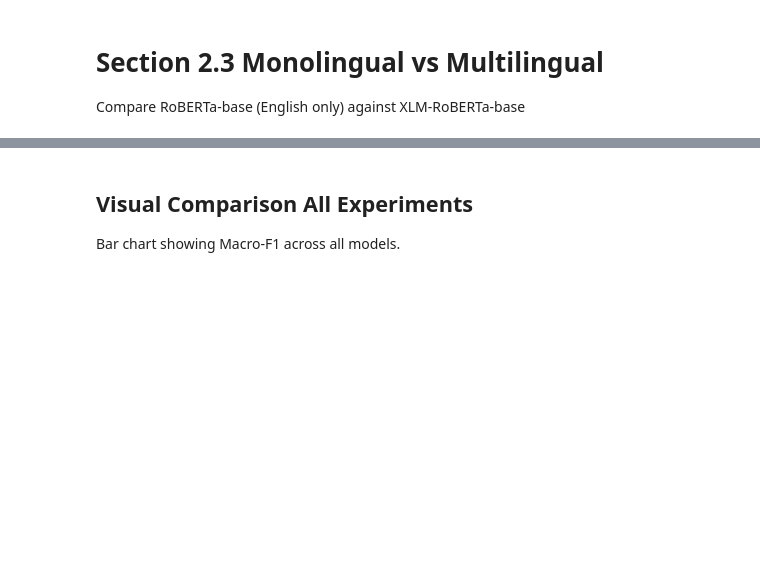
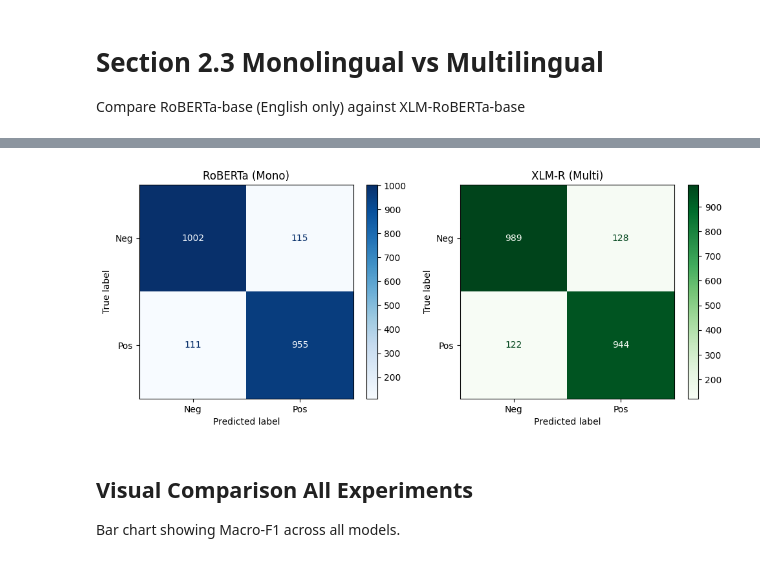
Before and after one commit to raaghavkk/UG04-NLP-COMM061, a Jupyter notebook: notebooks/akshyat_finetuning.ipynb, the cells around one changed output, grey strips where cells are left out. Drawn from its saved outputs; the diff is of its cells as text; code cells hidden in the pictures; blank space fills up the shorter version.

```diff
--- a/notebooks/akshyat_finetuning.ipynb
+++ b/notebooks/akshyat_finetuning.ipynb
@@ -273,11 +345,5 @@ xlm_run1_report, xlm_run1_preds, xlm_run1_labels, xlm_model_run1, _ = train_and_
 # %%
 # Run 2: XLM-RoBERTa-base, Seed=1234
-xlm_run2_report, xlm_run2_preds, xlm_run2_labels, xlm_model_run2, xlm_tokenizer = train_and_evaluate(
-    model_name="xlm-roberta-base",
-    train_df=train_df,
-    val_df=val_df,
-    test_df=test_df,
-    task="Sentiment",
-    seed=SEEDS[1],
-    num_epochs=3,
+xlm_report_2, xlm_preds_2, xlm_labels_2, xlm_model_2, xlm_tokenizer = train_and_evaluate(
+    "xlm-roberta-base", train_df, val_df, test_df, seed=1234
 )
@@ -350,3 +448,24 @@ print("Saved side-by-side confusion matrices.")
+# %%
+# Compare confusion matrices for Mono vs Multilingual models
+plt.figure(figsize=(10, 4))
+
+# RoBERTa Plot
+ax1 = plt.subplot(1, 2, 1)
+cm_rob = confusion_matrix(roberta_labels_2, roberta_preds_2)
+ConfusionMatrixDisplay(cm_rob, display_labels=["Neg", "Pos"]).plot(cmap="Blues", ax=ax1)
+plt.title("RoBERTa (Mono)")
+
+# XLM-R Plot
+ax2 = plt.subplot(1, 2, 2)
+cm_xlm = confusion_matrix(xlm_labels_2, xlm_preds_2)
+ConfusionMatrixDisplay(cm_xlm, display_labels=["Neg", "Pos"]).plot(cmap="Greens", ax=ax2)
+plt.title("XLM-R (Multi)")
+
+plt.tight_layout()
+plt.savefig("cm_comparison_23.png")
+plt.show()
+# %% [output]
+[figure, added]
 # %% [markdown]
 
 ## Visual Comparison All Experiments
```
Also changed, not shown: parts of 25 cells of this notebook.
